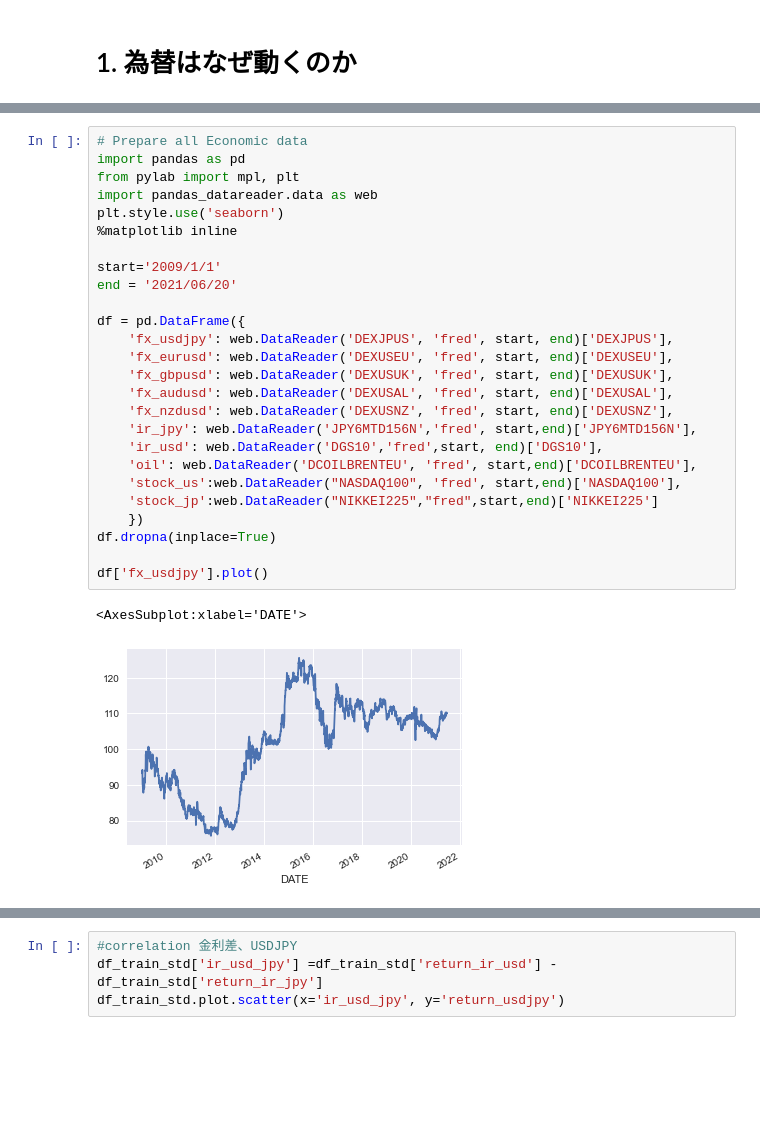
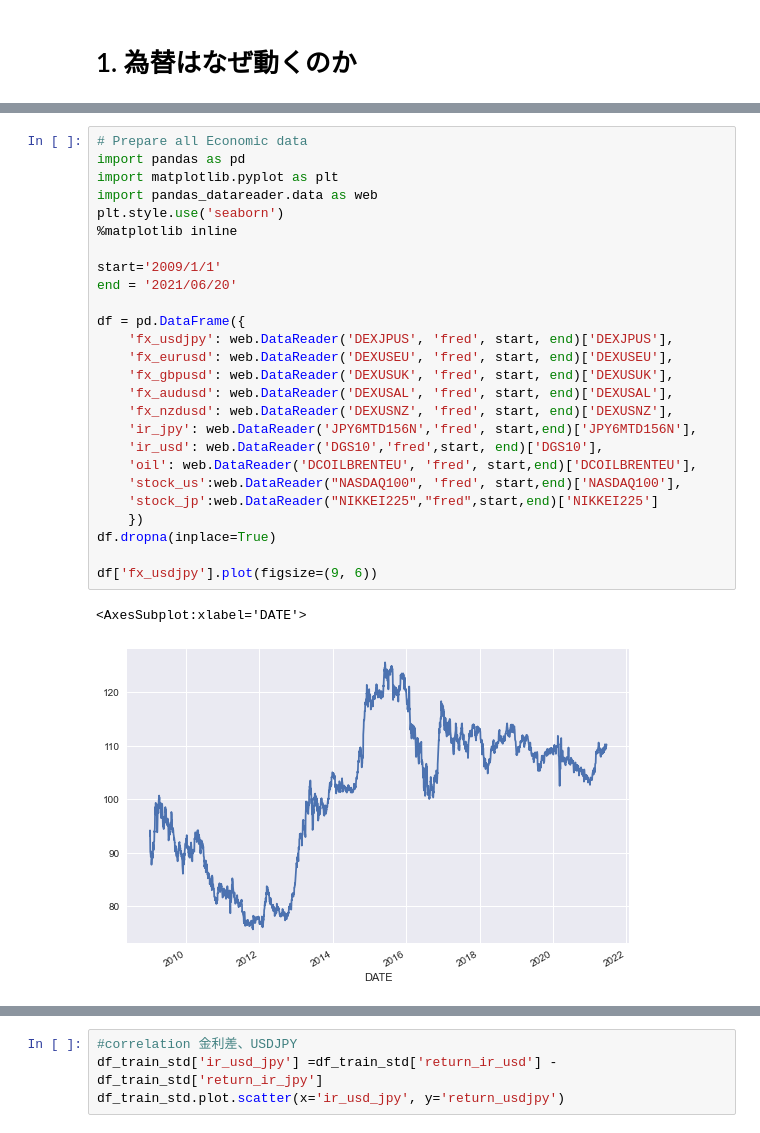
Before and after one commit to morimoto0606/fx_prediction, a Jupyter notebook: fxprediction.ipynb, the cells around one changed output, grey strips where cells are left out. Saved outputs shown, nothing was run; the diff lists cells and outputs as text; blank space fills up the shorter version.

```diff
--- a/fxprediction.ipynb
+++ b/fxprediction.ipynb
@@ -70,31 +74,31 @@
 # %%
 # Prepare all Economic data
 import pandas as pd
-from pylab import mpl, plt
+import matplotlib.pyplot as plt
 import pandas_datareader.data as web
 plt.style.use('seaborn')
 %matplotlib inline
 
 start='2009/1/1'
 end = '2021/06/20'
 
 df = pd.DataFrame({
     'fx_usdjpy': web.DataReader('DEXJPUS', 'fred', start, end)['DEXJPUS'],
     'fx_eurusd': web.DataReader('DEXUSEU', 'fred', start, end)['DEXUSEU'],
     'fx_gbpusd': web.DataReader('DEXUSUK', 'fred', start, end)['DEXUSUK'],
     'fx_audusd': web.DataReader('DEXUSAL', 'fred', start, end)['DEXUSAL'],
     'fx_nzdusd': web.DataReader('DEXUSNZ', 'fred', start, end)['DEXUSNZ'],
     'ir_jpy': web.DataReader('JPY6MTD156N','fred', start,end)['JPY6MTD156N'],
     'ir_usd': web.DataReader('DGS10','fred',start, end)['DGS10'],
     'oil': web.DataReader('DCOILBRENTEU', 'fred', start,end)['DCOILBRENTEU'],
     'stock_us':web.DataReader("NASDAQ100", 'fred', start,end)['NASDAQ100'],
     'stock_jp':web.DataReader("NIKKEI225","fred",start,end)['NIKKEI225']
     })
 df.dropna(inplace=True)
 
-df['fx_usdjpy'].plot()
+df['fx_usdjpy'].plot(figsize=(9, 6))
 # %% [output]
 <AxesSubplot:xlabel='DATE'>
-[figure, old version]
+[figure, new version]
 # %% [markdown]
 ## 1.３データの前処理
```
Also changed, not shown: parts of 25 cells of this notebook, 2 other files.
